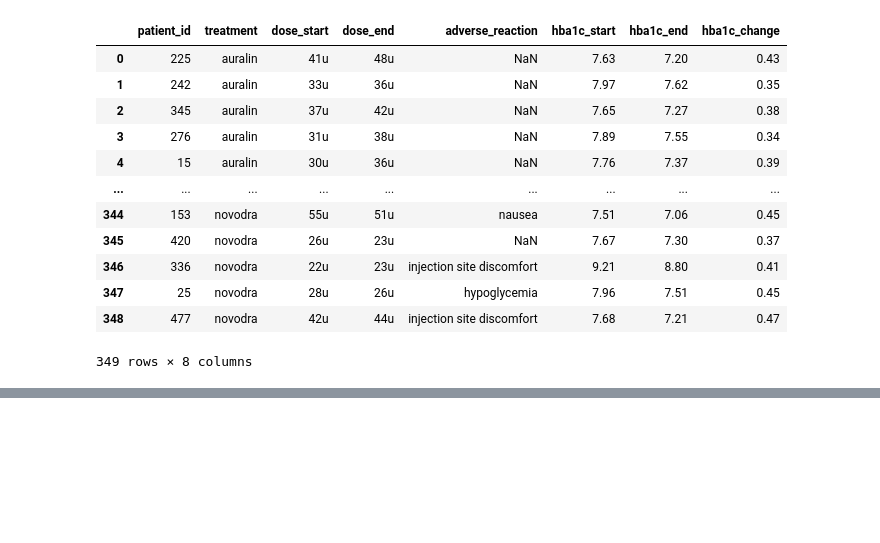
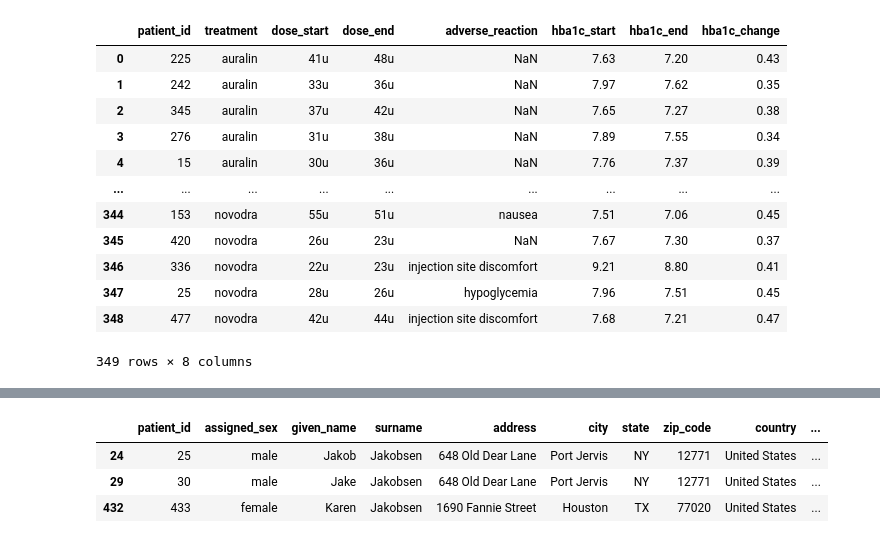
Before and after one commit to CherifArsanious/assesing-cleaning-data, a Jupyter notebook: assessing.ipynb, the cells around one changed output, grey strips where cells are left out. Drawn from its saved outputs; the diff is of its cells as text; code cells hidden in the pictures; blank space fills up the shorter version.

```diff
--- a/assessing.ipynb
+++ b/assessing.ipynb
@@ -459,0 +581,17 @@ treatments_clean
+# %%
+# Mapping from full state name to abbreviation
+state_abbrev = {'California': 'CA',
+                'New York': 'NY',
+                'Illinois': 'IL',
+                'Florida': 'FL',
+                'Nebraska': 'NE'}
+
+# Function to apply
+def abbreviate_state(patient):
+    if patient['state'] in state_abbrev.keys():
+        abbrev = state_abbrev[patient['state']]
+        return abbrev
+    else:
+        return patient['state']
+
+patients_clean['state'] = patients_clean.apply(abbreviate_state, axis=1)
@@ -459,0 +618,3 @@ treatments_clean
+# %%
+patients_clean.assigned_sex=patients_clean.assigned_sex.astype('category')
+patients_clean.state=patients_clean.state.astype('category')
@@ -459,0 +644,2 @@ treatments_clean
+# %%
+patients_clean.phone_number = patients_clean.phone_number.str.replace(r'\D+', '').str.pad(11, fillchar='1')
@@ -459,0 +655,2 @@ treatments_clean
+# %%
+patients_clean = patients_clean[patients_clean.surname != 'Doe']
@@ -459,0 +673,7 @@ treatments_clean
+# %%
+patients_clean.query('surname=="Jakobsen"')
+# %% [output]
+|  | patient_id | assigned_sex | given_name | surname | address | city | state | zip_code | country | ... |
+| 24 | 25 | male | Jakob | Jakobsen | 648 Old Dear Lane | Port Jervis | NY | 12771 | United States | ... |
+| 29 | 30 | male | Jake | Jakobsen | 648 Old Dear Lane | Port Jervis | NY | 12771 | United States | ... |
+| 432 | 433 | female | Karen | Jakobsen | 1690 Fannie Street | Houston | TX | 77020 | United States | ... |
```
Also changed, not shown: parts of 25 cells of this notebook.
